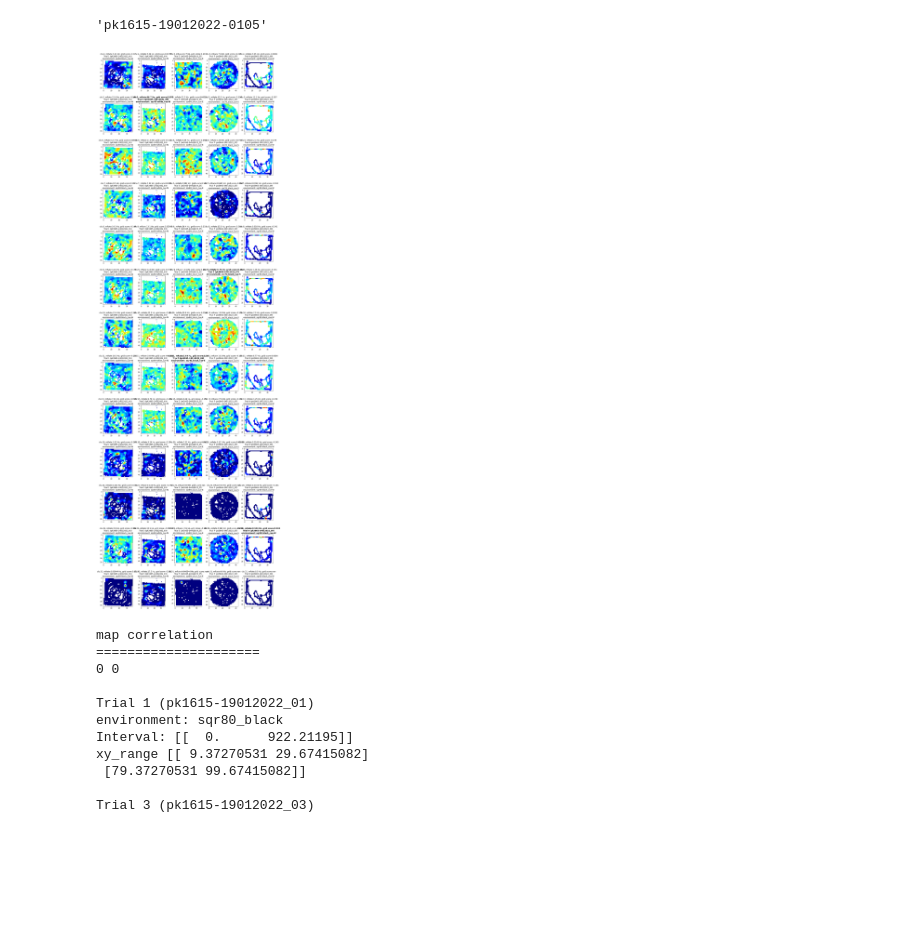
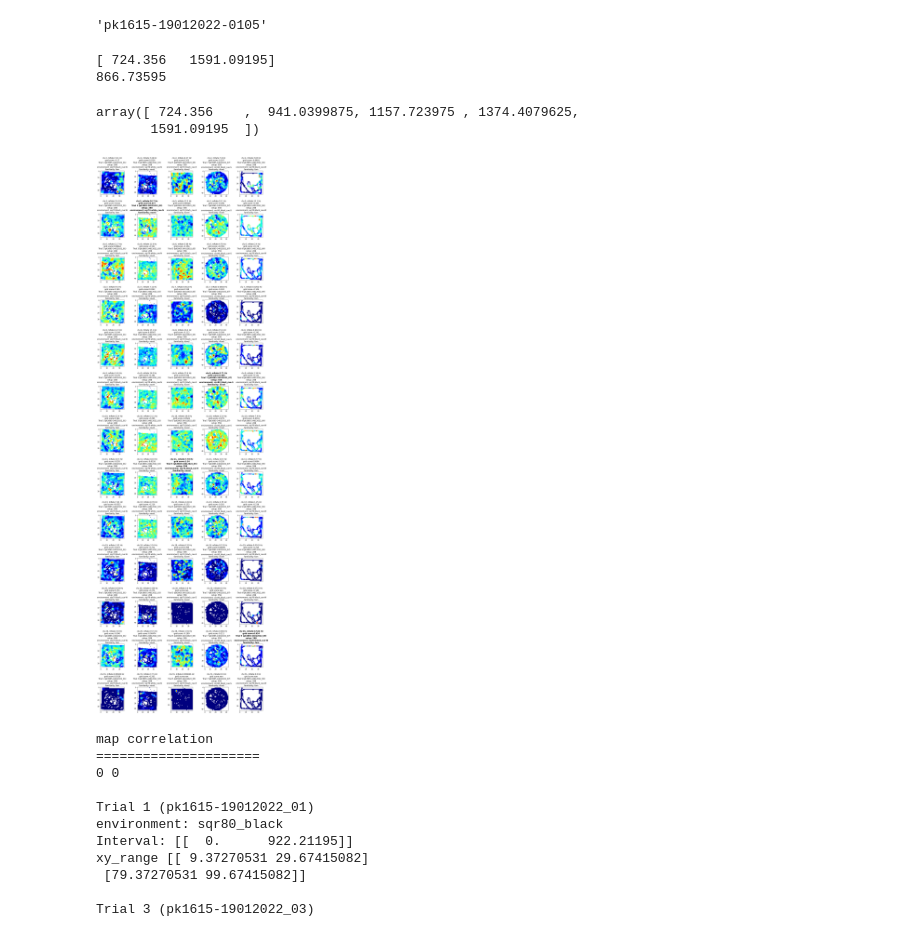
Before and after one commit to kevin-allen/spikeA, a Jupyter notebook: docs_notebooks/cell_overview_one_trial_polarplot-waveform.ipynb, the cells around one changed output. Cells and saved outputs as stored; diff of their text form; code cells hidden in the pictures; blank space fills up the shorter version.

```diff
--- a/docs_notebooks/cell_overview_one_trial_polarplot-waveform.ipynb
+++ b/docs_notebooks/cell_overview_one_trial_polarplot-waveform.ipynb
@@ -49,8 +49,8 @@ from spikeA.Session import Session
 
 #name="pk3865-21012022-0101"
 
-#name="pk1615-21012022-0109"  # five different environments in two different rooms
-name = "pk3865-24012022-0109"  # five different environments in two different rooms
+name="pk1615-21012022-0109"  # five different environments in two different rooms
+#name = "pk3865-24012022-0109"  # five different environments in two different rooms
 # %%
 # mouse name = .... , plot on summary file
 
@@ -147,7 +147,10 @@ AttributeError: 'Kilosort_session' object has no attribute 'setup'
 # %%
-for en,iv,tn in zip(ses.desen, ses.trial_intervals.inter, ses.trial_names):
+for t,(tn,iv,en,su,ef) in enumerate(zip(ses.trial_names, ses.trial_intervals.inter, ses.desen, ses.setup, ses.environmentFamiliarity)):
+    print("#",t)
     print("trial:",tn)
     print("environment:",en)
+    print("familiarity:",ef)
     print("duration:",iv[1]-iv[0])
+    print("setup:",su)
     print("")
 # %% [output]
@@ -654,6 +673,17 @@ n.spike_train.st
 name
 # %% [output]
 'pk1615-19012022-0105'
+# %%
+third_int = ses.trial_intervals.inter[2]
+print(third_int)
+int_len = np.diff(third_int)[0]
+print(int_len)
+np.linspace(third_int[0],third_int[1],5)
+# %% [output]
+[ 724.356   1591.09195]
+866.73595
+array([ 724.356    ,  941.0399875, 1157.723975 , 1374.4079625,
+       1591.09195  ])
 # %%
 fig, axs = plt.subplots(len(cg.neuron_list), len(trials_environments), figsize=(20, 5*len(cg.neuron_list)))
 
@@ -663,7 +693,7 @@ for i, n in enumerate(cg.neuron_list):
 
     j=0
 
-    for t,(tn,iv,en) in enumerate(zip(ses.trial_names, ses.trial_intervals.inter, ses.desen)):
+    for t,(tn,iv,en,su,ef) in enumerate(zip(ses.trial_names, ses.trial_intervals.inter, ses.desen, ses.setup, ses.environmentFamiliarity)):
 
         if en=="rb":
             continue
@@ -671,36 +701,36 @@ for i, n in enumerate(cg.neuron_list):
         iv=np.array([iv])
 
         # reset and set intervals
         n.spike_train.unset_intervals()
         ap.unset_intervals()
         n.spike_train.set_intervals(iv)
         ap.set_intervals(iv)
 
         # spatial firing map
         #xy_range = n.spatial_properties.ap.invalid_outside_spatial_area(shape = "square", length=70)
         n.spatial_properties.firing_rate_map_2d(cm_per_bin =2, smoothing_sigma_cm = 2, smoothing=True)
         #n.spatial_properties.firing_rate_map_2d(xy_range = xy_range)
 
 
 
         axs[i,j].imshow(n.spatial_properties.firing_rate_map,cmap='jet')
         gs=n.spatial_properties.grid_score()
 
         fw='bold' if gs>.4 else 'normal'
 
-        axs[i,j].set_title("clu:{}, mRate:{:.3} Hz, grid score:{:.3}".format(n.name,n.spike_train.mean_firing_rate(),gs) + "\n" + "Trial "+str(t+1)+" ("+tn+")"+"\n"+"environment: "+en, fontweight=fw)
+        axs[i,j].set_title("clu:{}, mRate:{:.3} Hz\ngrid score:{:.3}".format(n.name,n.spike_train.mean_firing_rate(),gs) + "\n" + "Trial "+str(t+1)+" ("+tn+")"+"\n"+"setup: "+su+"\n"+"environment: "+en+"\n"+"familiarity: "+ef, fontweight=fw)
         j+=1
 
     # testing
     #if i>2:
     #    break
 
 #plt.tight_layout()
-fig.subplots_adjust(wspace=0.1, hspace=0.5)
+fig.subplots_adjust(wspace=0.1, hspace=0.85)
 plt.savefig(prefixdir+'/home/pascal/Documents/science_docs/analysis_results/'+name+'_trials.pdf')
 plt.show()
 # %% [output]
-[figure, old version]
+[figure, new version]
 # %%
 # map correlation
 
```
Also changed, not shown: parts of 18 cells of this notebook, 2 other files.
